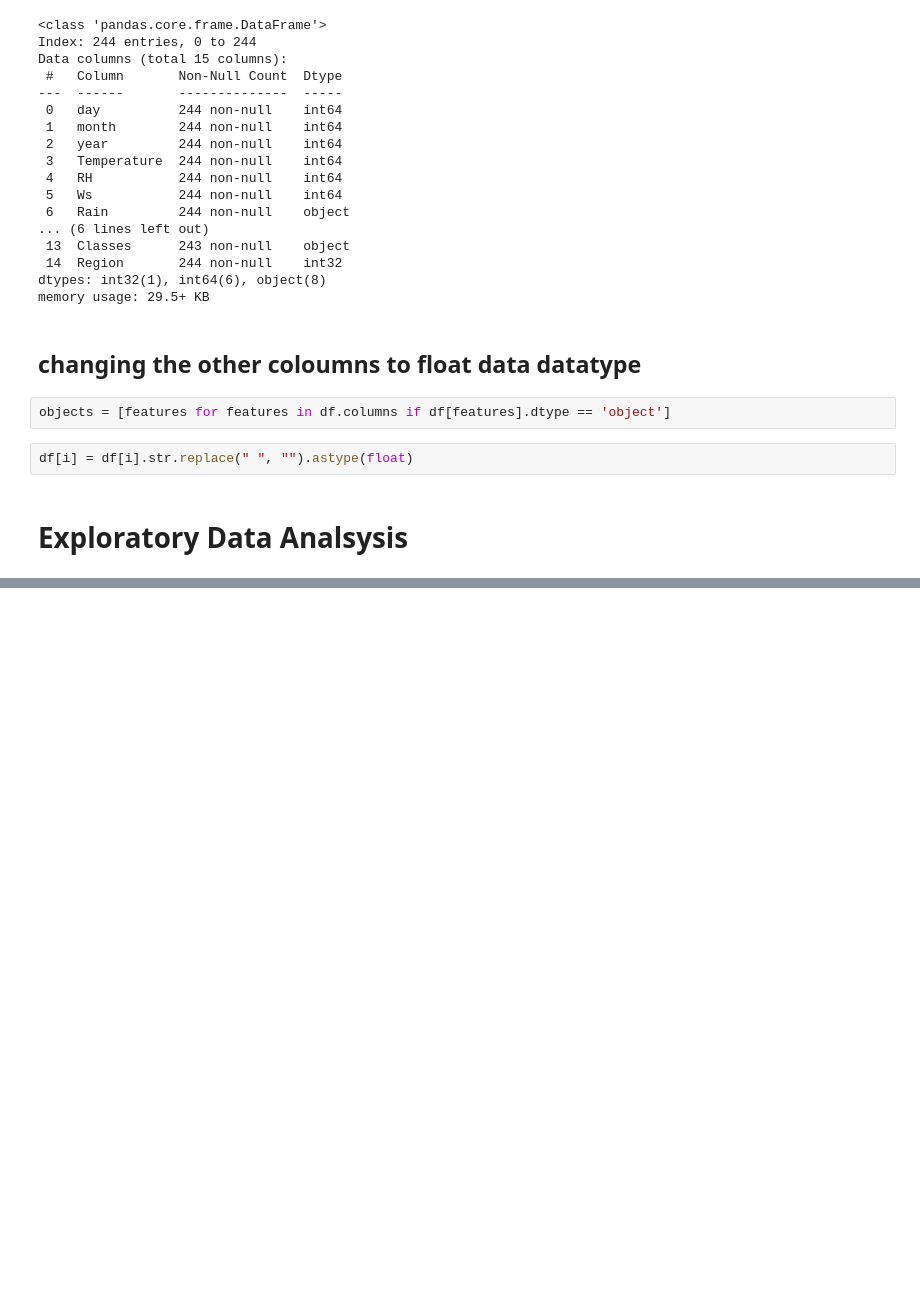
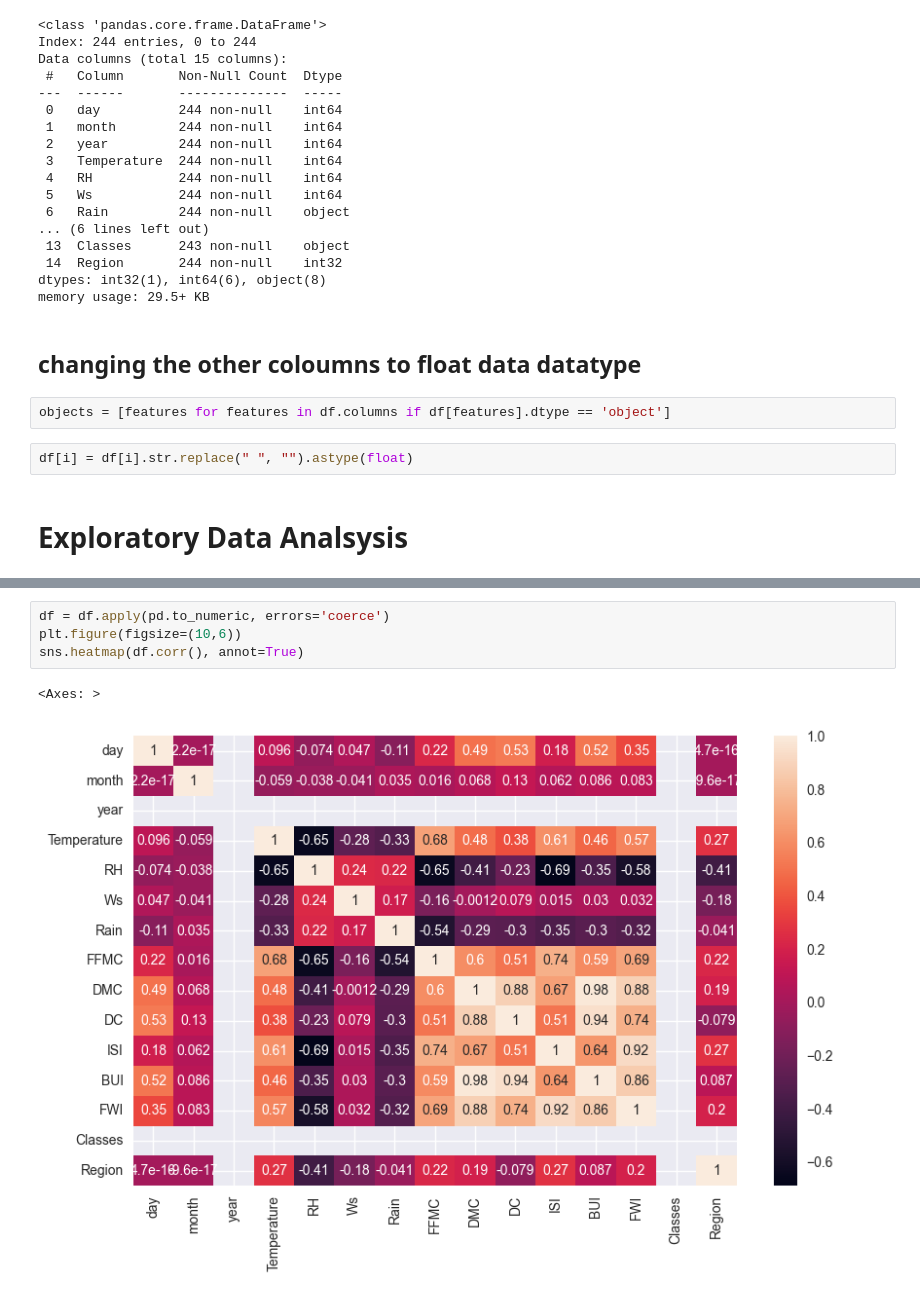
Before and after one commit to suyashmudgal/Machine__Learning, a Jupyter notebook: ML_algo_with_pratice/Regression_project.ipynb, the cells around one changed output, grey strips where cells are left out. Drawn from its saved outputs; the diff is of its cells as text; blank space fills up the shorter version.

```diff
--- a/ML_algo_with_pratice/Regression_project.ipynb
+++ b/ML_algo_with_pratice/Regression_project.ipynb
@@ -234,0 +320,7 @@ df[i] = df[i].str.replace(" ", "").astype(float)
+# %%
+df = df.apply(pd.to_numeric, errors='coerce')
+plt.figure(figsize=(10,6))
+sns.heatmap(df.corr(), annot=True)
+# %% [output]
+<Axes: >
+[figure, added]
```
Also changed, not shown: parts of 19 cells of this notebook, 1 other file.
